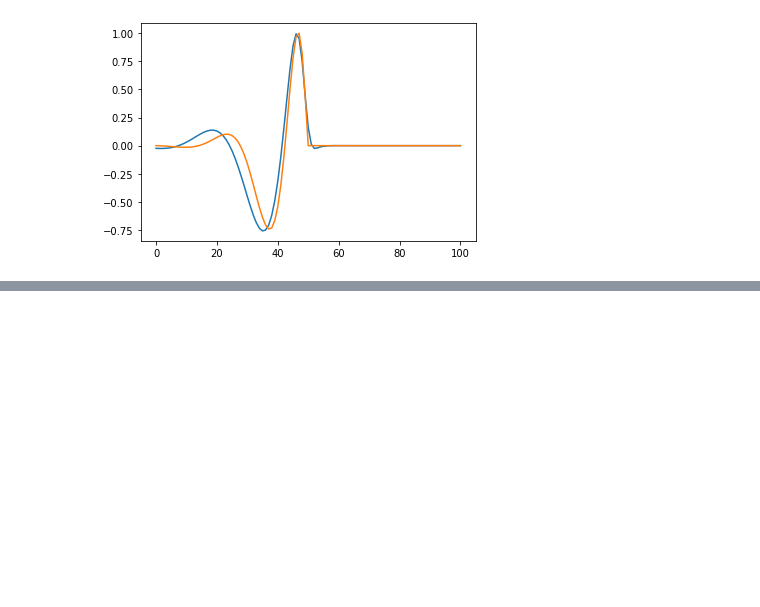
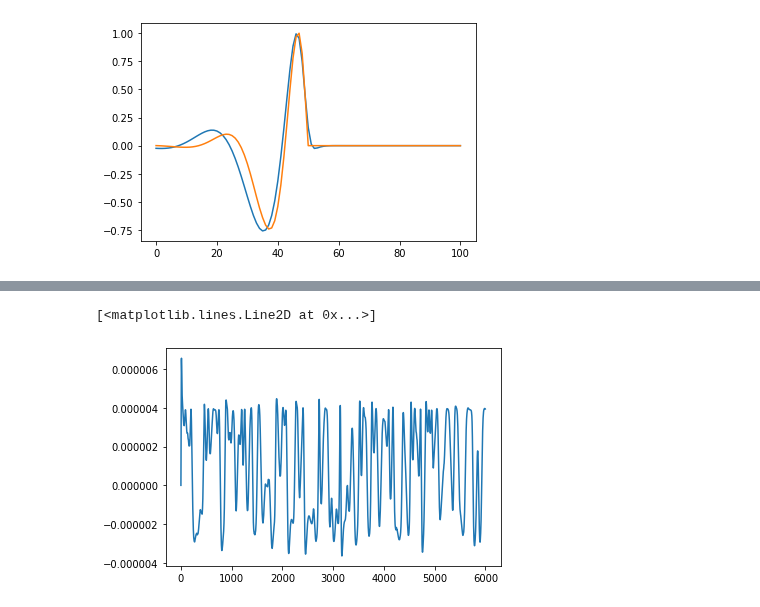
Before and after one commit to llincooi/retina_python, a Jupyter notebook: MB_FB_model/Show_spatial_filter (2D crosscorrelation)-RF-delta-Copy3.ipynb, the cells around one changed output, grey strips where cells are left out. Drawn from its saved outputs; the diff is of its cells as text; code cells hidden in the pictures; blank space fills up the shorter version.

```diff
--- a/MB_FB_model/Show_spatial_filter (2D crosscorrelation)-RF-delta-Copy3.ipynb
+++ b/MB_FB_model/Show_spatial_filter (2D crosscorrelation)-RF-delta-Copy3.ipynb
@@ -576,0 +577,5 @@ plt.plot(new_TK/max(new_TK))
+# %%
+plt.plot(mb_y[:, 501])
+# %% [output]
+[<matplotlib.lines.Line2D at 0x...>]
+[figure, added]
```
Also changed, not shown: parts of 13 cells of this notebook, 1 other file.
